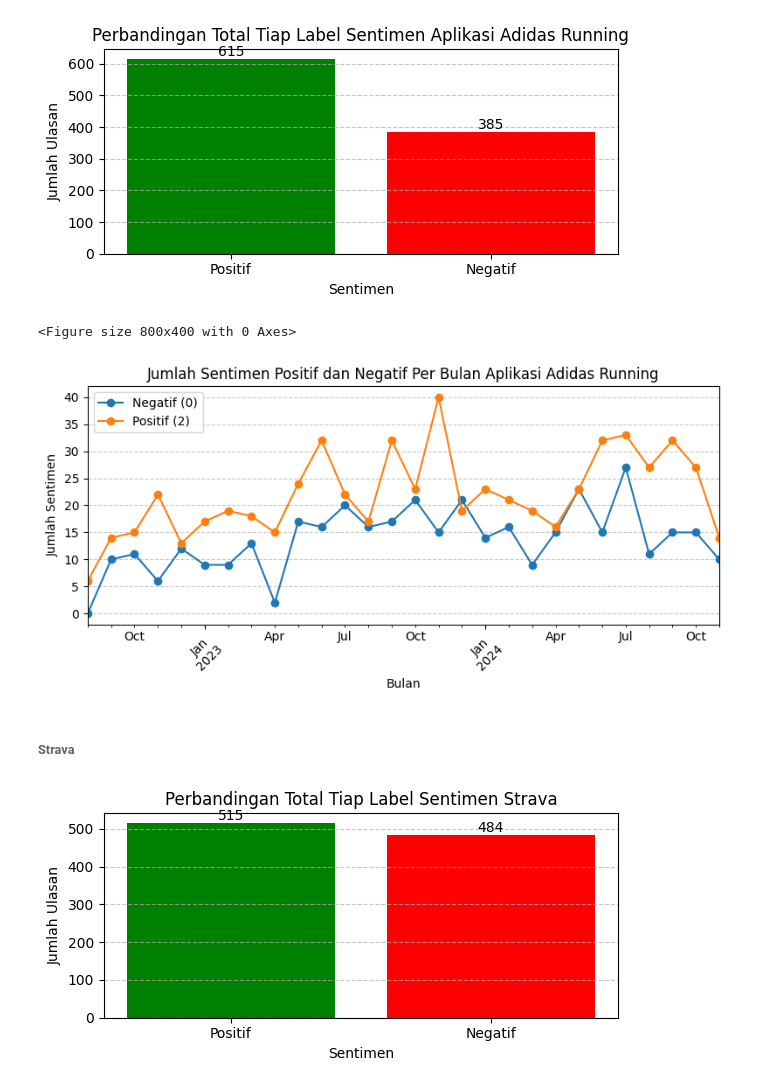
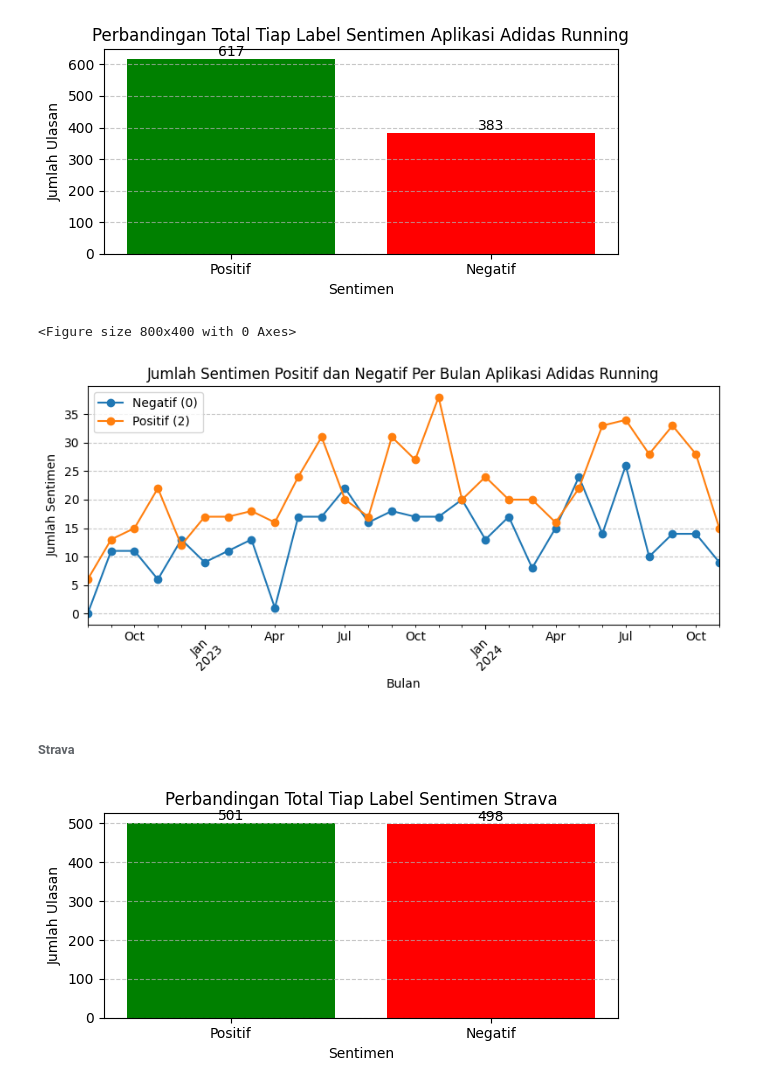
Before and after one commit to RifqiMuafa20/Sentiment-Analysis-of-Running-Apps-Using-TF-IDF-and-SVM, a Jupyter notebook: index.ipynb, the cells around one changed output. Drawn from its saved outputs; the diff is of its cells as text; code cells hidden in the pictures.

```diff
--- a/index.ipynb
+++ b/index.ipynb
@@ -317,5 +309,2 @@ X_test = vectorizer.transform(X_test)
 # %% [markdown]
 ##### Bangun Model Naive Bayes
-# %%
-nb = MultinomialNB()
-nb.fit(tfidf_train, y_train)
@@ -323,0 +311,3 @@ MultinomialNB()
+# %%
+model = svm.SVC(kernel="linear")
+model.fit(tfidf_train, y_train)
@@ -393,10 +385,10 @@ data_new = pd.read_excel(file_path)
 data_new['processed_data'] = data_new['stemmed_data'].apply(lambda x: ' '.join(eval(x)) if isinstance(x, str) else '')
 
 # Transformasikan data baru menggunakan TF-IDF Vectorizer yang sama
-new_data_vectorized = vectorizer.transform(data_new['processed_data'])
+new_data_vectorized = tfidf_vectorizer.transform(data_new['processed_data'])
 
-# Prediksi sentimen menggunakan model Naive Bayes
-data_new['predicted_sentiment'] = nb.predict(new_data_vectorized)
+# Prediksi sentimen menggunakan model
+data_new['predicted_sentiment'] = model.predict(new_data_vectorized)
 
 # Hitung jumlah ulasan positif (2) dan negatif (0)
 positive_count = (data_new['predicted_sentiment'] == 2).sum()
@@ -455,10 +447,10 @@ data_new = pd.read_excel(file_path)
 data_new['processed_data'] = data_new['stemmed_data'].apply(lambda x: ' '.join(eval(x)) if isinstance(x, str) else '')
 
 # Transformasikan data baru menggunakan TF-IDF Vectorizer yang sama
-new_data_vectorized = vectorizer.transform(data_new['processed_data'])
+new_data_vectorized = tfidf_vectorizer.transform(data_new['processed_data'])
 
-# Prediksi sentimen menggunakan model Naive Bayes
-data_new['predicted_sentiment'] = nb.predict(new_data_vectorized)
+# Prediksi sentimen menggunakan model
+data_new['predicted_sentiment'] = model.predict(new_data_vectorized)
 
 # Hitung jumlah ulasan positif (2) dan negatif (0)
 positive_count = (data_new['predicted_sentiment'] == 2).sum()
@@ -507,41 +499,41 @@ plt.tight_layout()
 plt.show()
 # %% [output]
 <Figure size 800x400 with 0 Axes>
-[figure, old version]
+[figure, new version]
 # %% [markdown]
 ###### Strava
 # %%
 file_path = 'data_clean_strava.xlsx'
 data_new = pd.read_excel(file_path)
 
 data_new['processed_data'] = data_new['stemmed_data'].apply(lambda x: ' '.join(eval(x)) if isinstance(x, str) else '')
 
 # Transformasikan data baru menggunakan TF-IDF Vectorizer yang sama
-new_data_vectorized = vectorizer.transform(data_new['processed_data'])
+new_data_vectorized = tfidf_vectorizer.transform(data_new['processed_data'])
 
-# Prediksi sentimen menggunakan model Naive Bayes
-data_new['predicted_sentiment'] = nb.predict(new_data_vectorized)
+# Prediksi sentimen menggunakan model
+data_new['predicted_sentiment'] = model.predict(new_data_vectorized)
 
 # Hitung jumlah ulasan positif (2) dan negatif (0)
 positive_count = (data_new['predicted_sentiment'] == 2).sum()
 negative_count = (data_new['predicted_sentiment'] == 0).sum()
 
 # Tampilkan dalam bentuk Plot
 plt.figure(figsize=(6, 3))
 bars = plt.bar(['Positif', 'Negatif'], [positive_count, negative_count], color=['green', 'red'])
 plt.xlabel('Sentimen')
 plt.ylabel('Jumlah Ulasan')
 plt.title('Perbandingan Total Tiap Label Sentimen Strava')
 plt.grid(axis='y', linestyle='--', alpha=0.7)
 
 for bar in bars:
     yval = bar.get_height()
     plt.text(bar.get_x() + bar.get_width() / 2, yval, str(yval), ha='center', va='bottom')
 
 plt.tight_layout()
 plt.show()
 # %% [output]
-[figure, old version]
+[figure, new version]
 # %%
 # Pastikan kolom 'at' adalah datetime
 data_new['at'] = pd.to_datetime(data_new['at'])
```
Also changed, not shown: parts of 14 cells of this notebook, 3 other files.
